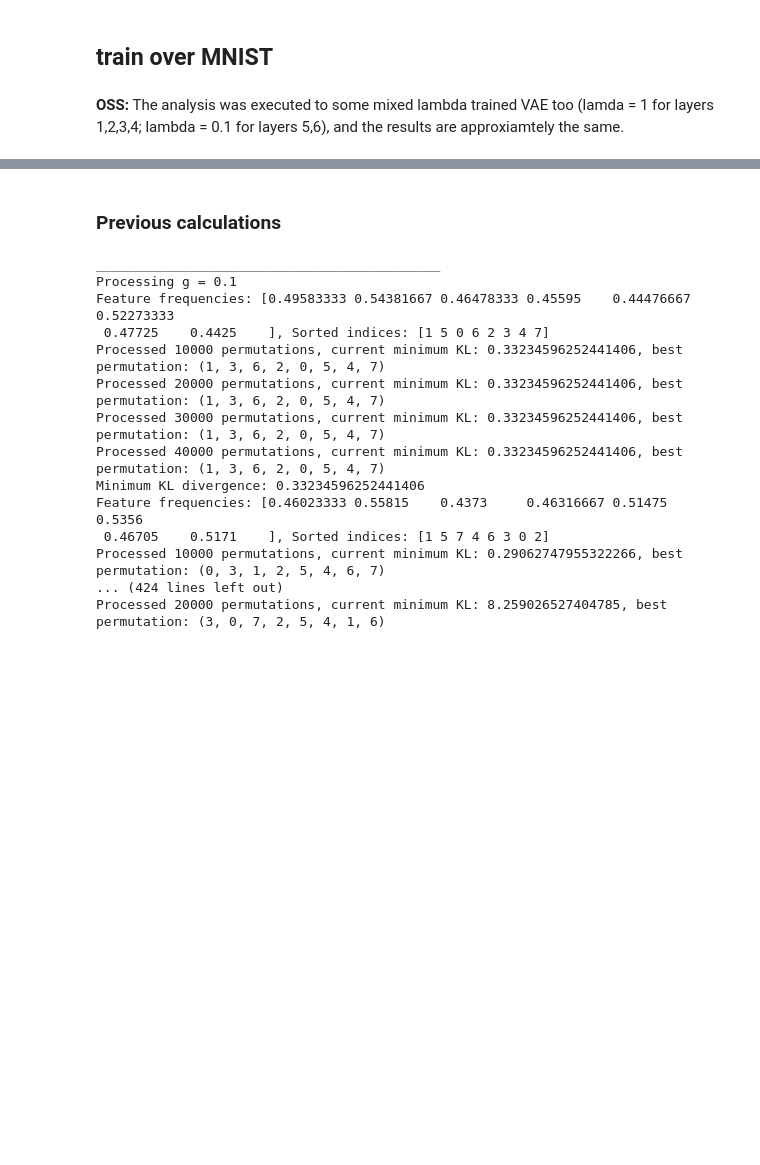
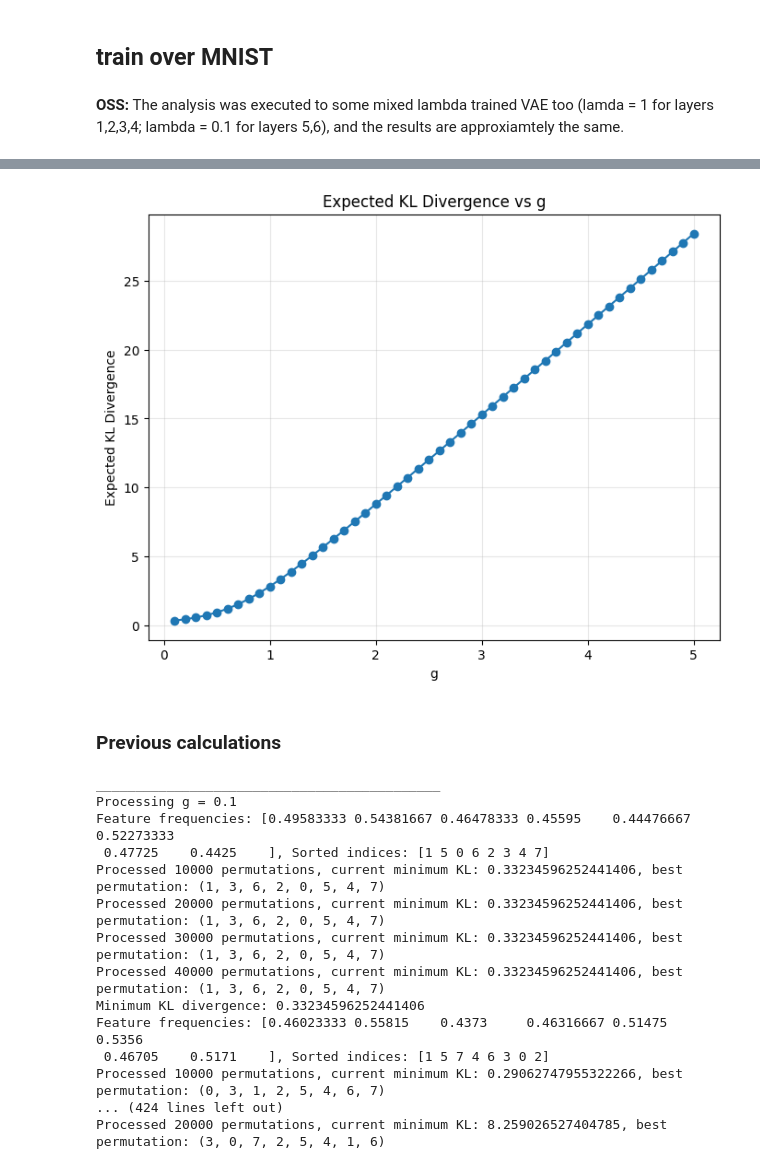
Before and after one commit to EnricoFrausin/discrete, a Jupyter notebook: code/depth_analysis.ipynb, the cells around one changed output, grey strips where cells are left out. Saved outputs shown, nothing was run; the diff lists cells and outputs as text; code cells hidden in the pictures; blank space fills up the shorter version.

```diff
--- a/code/depth_analysis.ipynb
+++ b/code/depth_analysis.ipynb
@@ -385,3 +429,7 @@ input_dim = 784
+# %%
+plot_expected_kl_vs_g(gauged_states)
+# %% [output]
+[figure, added]
 # %% [markdown]
 ### Previous calculations
 # %%
```
Also changed, not shown: parts of 17 cells of this notebook, 50 other files.
